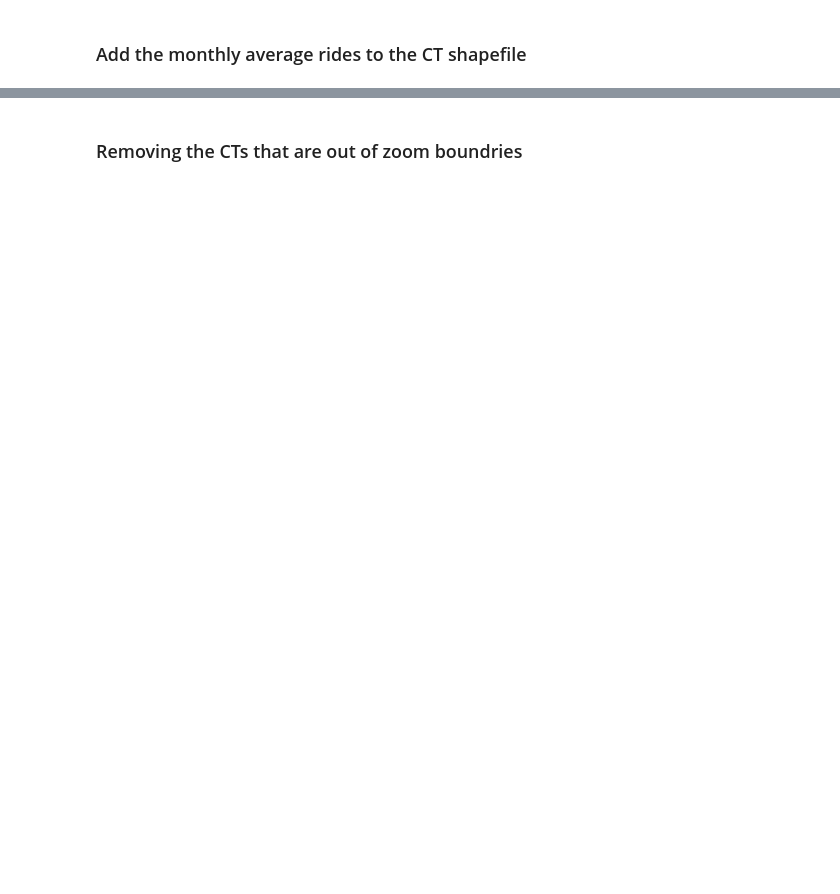
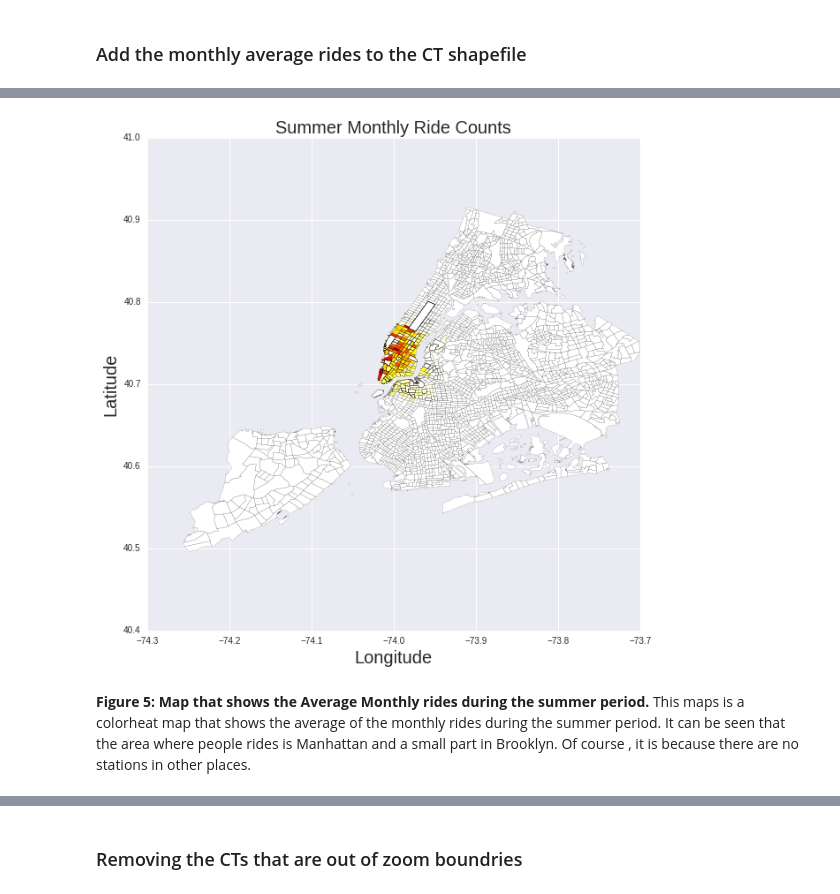
Before and after one commit to esanzglez/PUI2016_esg336, a Jupyter notebook: HW10_esg336/GeospatialAnalysis_CitiBike_esg336.ipynb, the cells around one changed output, grey strips where cells are left out. Cells and saved outputs as stored; diff of their text form; code cells hidden in the pictures; blank space fills up the shorter version.

```diff
--- a/HW10_esg336/GeospatialAnalysis_CitiBike_esg336.ipynb
+++ b/HW10_esg336/GeospatialAnalysis_CitiBike_esg336.ipynb
@@ -261,5 +301,13 @@ ct_shape_MonthlyAve_summer.fillna(0,inplace=True)
 # %%
 f, ax = plt.subplots(figsize=(10,10))
 ct_shape_MonthlyAve_summer.plot(column='MonthlyAve',colormap='hot_r',alpha=1,linewidth=0.1,ax=ax)
-plt.title("Summer Monthly Ride Counts")
+plt.title("Summer Monthly Ride Counts", size = 20)
+
+ax.set_ylabel('Latitude', size = 20)
+ax.set_xlabel('Longitude', size = 20)
+plt.show()
+# %% [output]
+[figure, added]
+# %% [markdown]
+**Figure 5: Map that shows the Average Monthly rides during the summer period.** This maps is a colorheat map that shows the average of the monthly rides during the summer period. It can be seen that the area where people rides is Manhattan and a small part in Brooklyn. Of course , it is because there are no stations in other places.
 # %%
```
Also changed, not shown: parts of 69 cells of this notebook.
